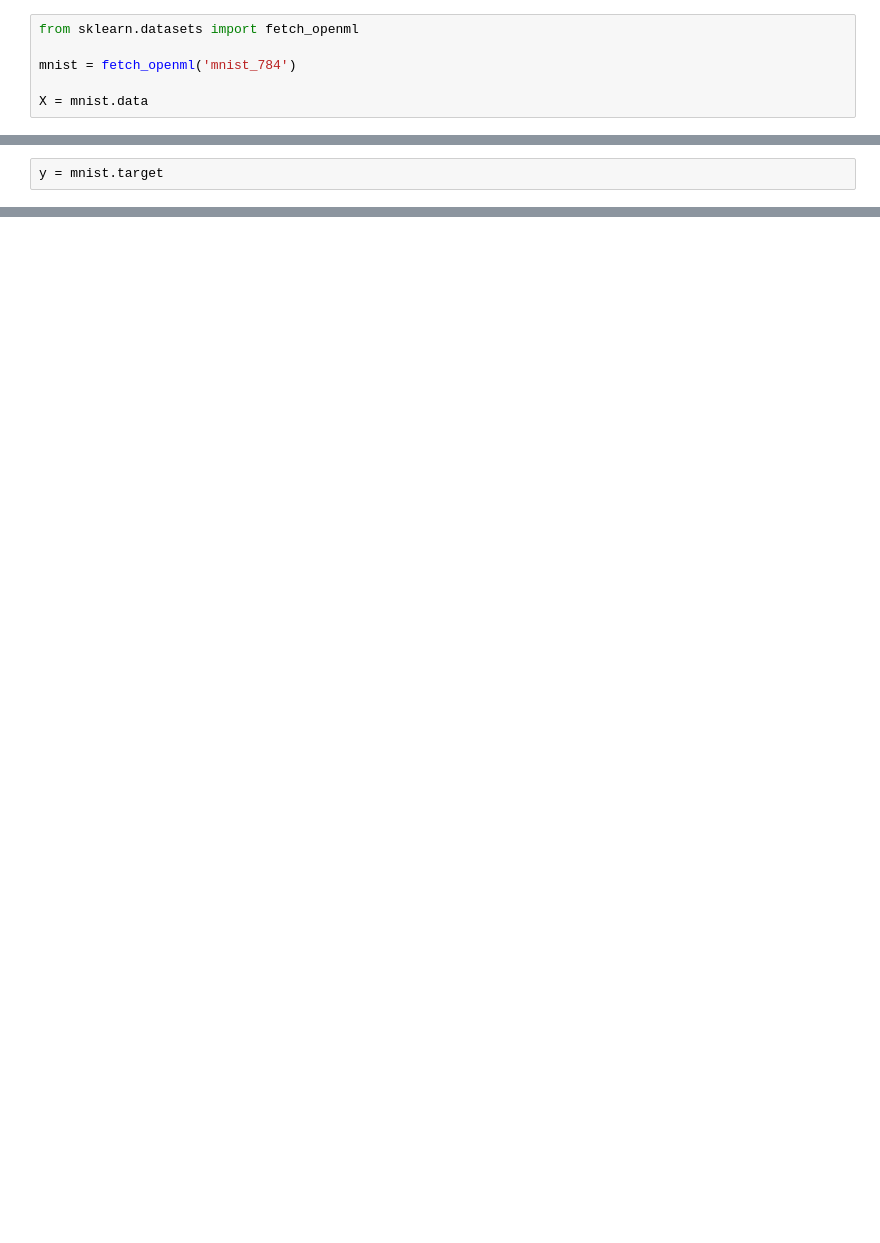
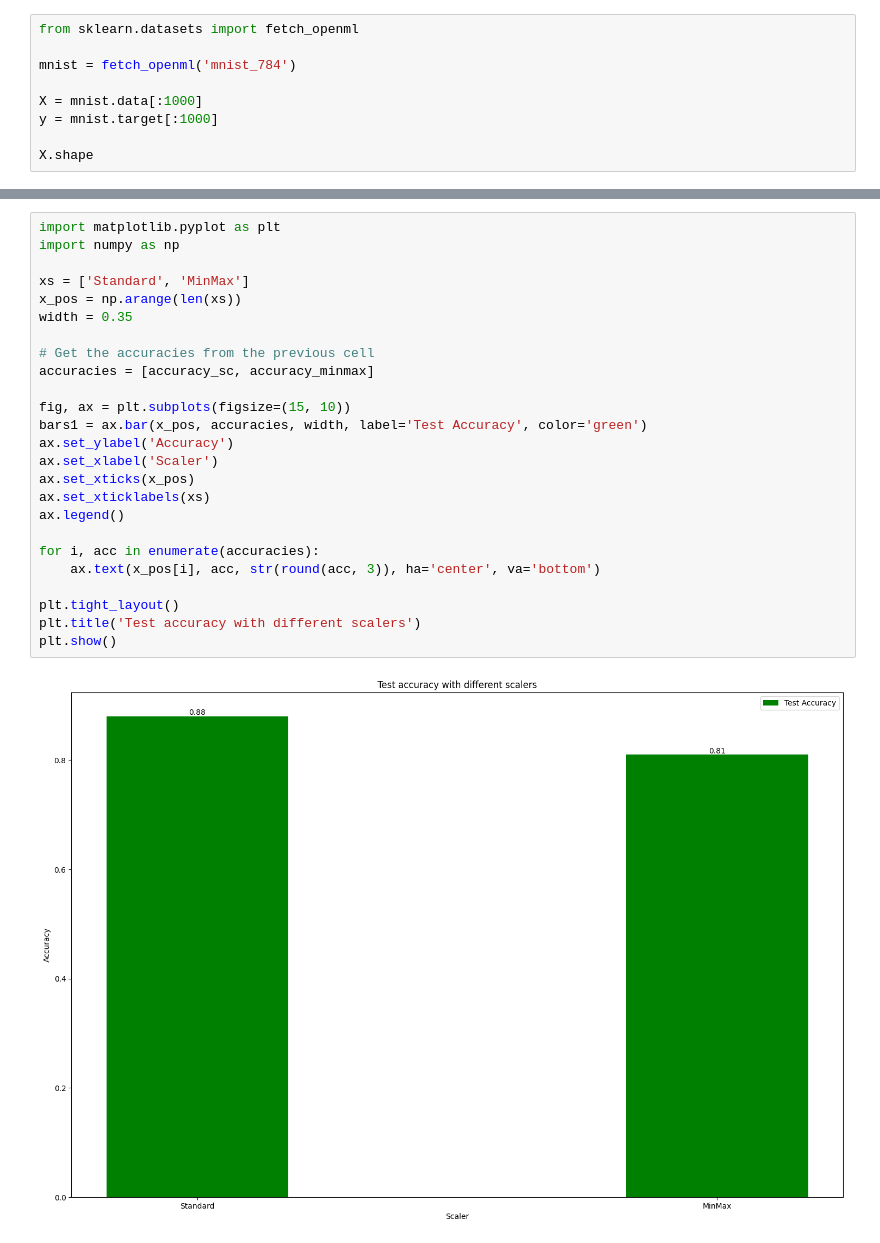
Before and after one commit to nykfer/data-science, a Jupyter notebook: my/cls.ipynb, the cells around one changed output, grey strips where cells are left out. Drawn from its saved outputs; the diff is of its cells as text; blank space fills up the shorter version.

```diff
--- a/my/cls.ipynb
+++ b/my/cls.ipynb
@@ -153,4 +5,7 @@ from sklearn.datasets import fetch_openml
 
 mnist = fetch_openml('mnist_784')
 
-X = mnist.data
+X = mnist.data[:1000]
+y = mnist.target[:1000]
+
+X.shape
@@ -157,2 +13,0 @@ X = mnist.data
-# %%
-y = mnist.target
@@ -179,0 +171,27 @@ print(f'f1 score - {f1_score(y_test, predict, average='macro')}')
+# %%
+import matplotlib.pyplot as plt
+import numpy as np
+
+xs = ['Standard', 'MinMax']
+x_pos = np.arange(len(xs))
+width = 0.35
+
+# Get the accuracies from the previous cell
+accuracies = [accuracy_sc, accuracy_minmax]
+
+fig, ax = plt.subplots(figsize=(15, 10))
+bars1 = ax.bar(x_pos, accuracies, width, label='Test Accuracy', color='green')
+ax.set_ylabel('Accuracy')
+ax.set_xlabel('Scaler')
+ax.set_xticks(x_pos)
+ax.set_xticklabels(xs)
+ax.legend()
+
+for i, acc in enumerate(accuracies):
+    ax.text(x_pos[i], acc, str(round(acc, 3)), ha='center', va='bottom')
+
+plt.tight_layout()
+plt.title('Test accuracy with different scalers')
+plt.show()
+# %% [output]
+[figure, added]
```
Also changed, not shown: parts of 17 cells of this notebook, 3 other files.
